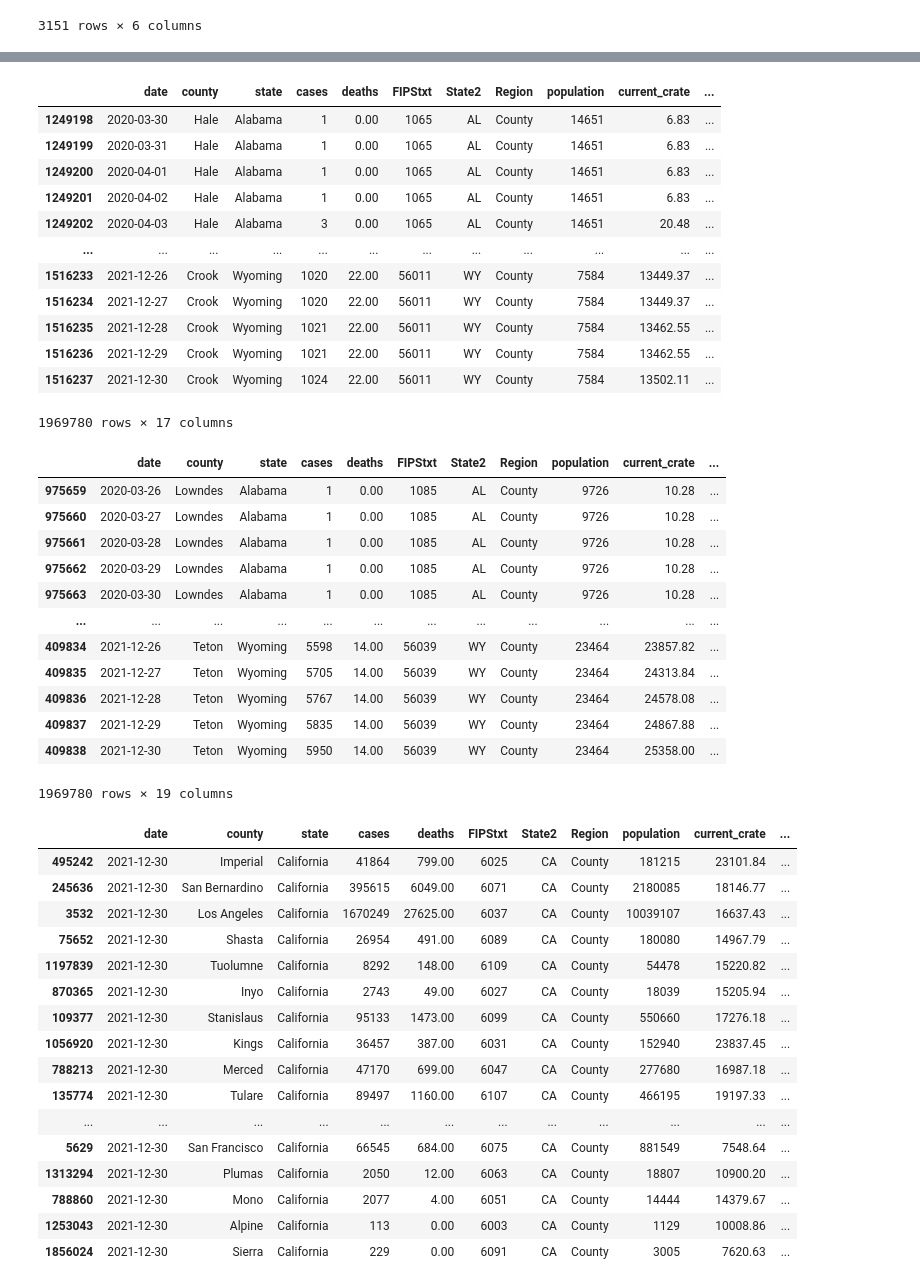
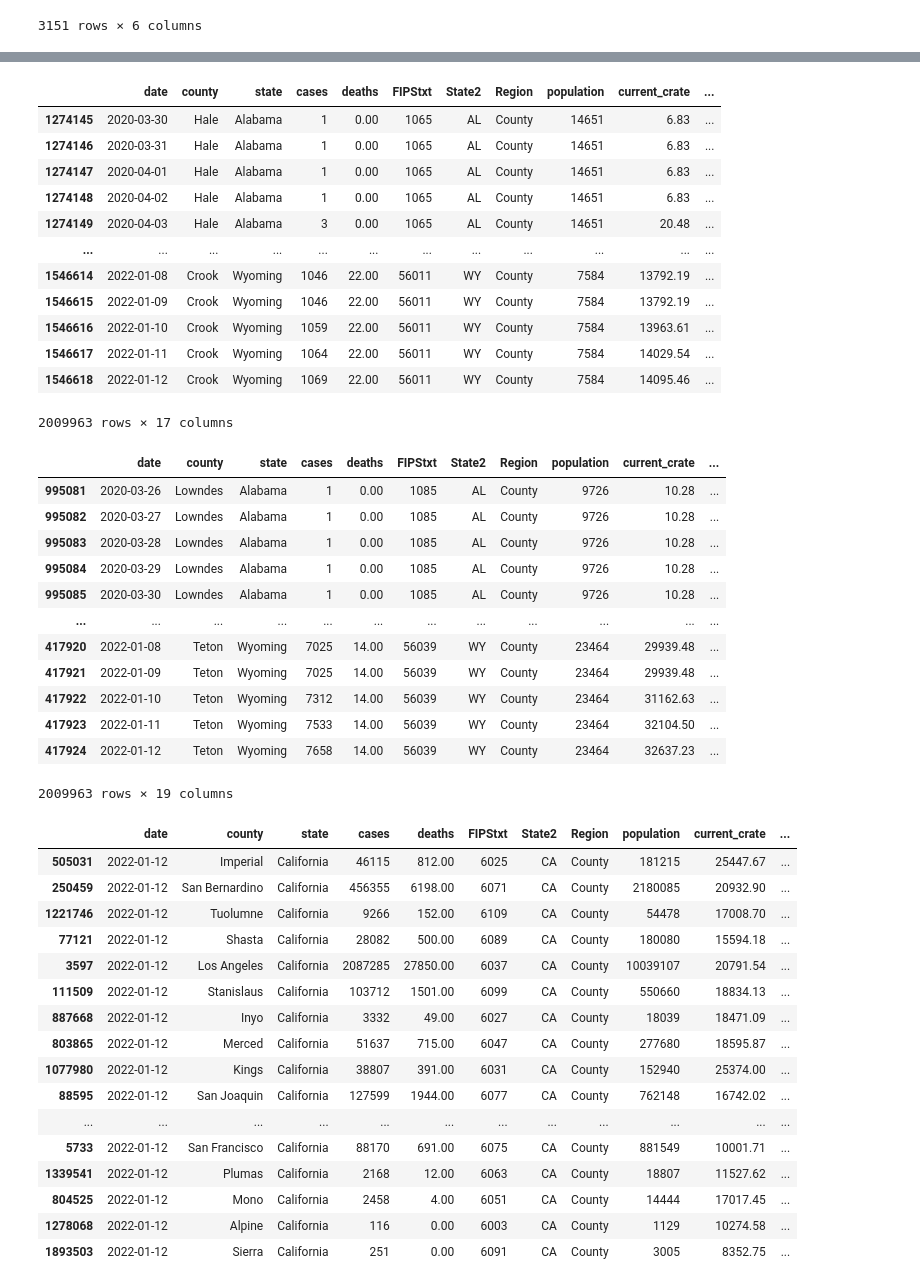
Before and after one commit to menlodoug/covid_crunching, a Jupyter notebook: pandas/COVID_USA.ipynb, the cells around one changed output, grey strips where cells are left out. Cells and saved outputs as stored; diff of their text form; code cells hidden in the pictures.

```diff
--- a/pandas/COVID_USA.ipynb
+++ b/pandas/COVID_USA.ipynb
@@ -94,7 +94,7 @@ counties
 # %%
 # Isolate data from most current day.
 
-counties_us = counties[(counties['date'] == '2021-12-30') & (counties['Region'] == 'County')]
+counties_us = counties[(counties['date'] == '2022-01-12') & (counties['Region'] == 'County')]
 counties_us
 # %% [output]
 |  | date | county | state | cases | deaths | FIPStxt | State2 | Region | population | current_crate | ... |
@@ -209,18 +209,18 @@ usa[ '14day_case_avg' ] = usa.case_day.rolling(14).mean()
 usa
 # %% [output]
 |  | date | county | state | cases | deaths | FIPStxt | State2 | Region | population | current_crate | ... |
-| 1249198 | 2020-03-30 | Hale | Alabama | 1 | 0.00 | 1065 | AL | County | 14651 | 6.83 | ... |
-| 1249199 | 2020-03-31 | Hale | Alabama | 1 | 0.00 | 1065 | AL | County | 14651 | 6.83 | ... |
-| 1249200 | 2020-04-01 | Hale | Alabama | 1 | 0.00 | 1065 | AL | County | 14651 | 6.83 | ... |
-| 1249201 | 2020-04-02 | Hale | Alabama | 1 | 0.00 | 1065 | AL | County | 14651 | 6.83 | ... |
-| 1249202 | 2020-04-03 | Hale | Alabama | 3 | 0.00 | 1065 | AL | County | 14651 | 20.48 | ... |
+| 1274145 | 2020-03-30 | Hale | Alabama | 1 | 0.00 | 1065 | AL | County | 14651 | 6.83 | ... |
+| 1274146 | 2020-03-31 | Hale | Alabama | 1 | 0.00 | 1065 | AL | County | 14651 | 6.83 | ... |
+| 1274147 | 2020-04-01 | Hale | Alabama | 1 | 0.00 | 1065 | AL | County | 14651 | 6.83 | ... |
+| 1274148 | 2020-04-02 | Hale | Alabama | 1 | 0.00 | 1065 | AL | County | 14651 | 6.83 | ... |
+| 1274149 | 2020-04-03 | Hale | Alabama | 3 | 0.00 | 1065 | AL | County | 14651 | 20.48 | ... |
 | ... | ... | ... | ... | ... | ... | ... | ... | ... | ... | ... | ... |
-| 1516233 | 2021-12-26 | Crook | Wyoming | 1020 | 22.00 | 56011 | WY | County | 7584 | 13449.37 | ... |
-| 1516234 | 2021-12-27 | Crook | Wyoming | 1020 | 22.00 | 56011 | WY | County | 7584 | 13449.37 | ... |
-| 1516235 | 2021-12-28 | Crook | Wyoming | 1021 | 22.00 | 56011 | WY | County | 7584 | 13462.55 | ... |
-| 1516236 | 2021-12-29 | Crook | Wyoming | 1021 | 22.00 | 56011 | WY | County | 7584 | 13462.55 | ... |
-| 1516237 | 2021-12-30 | Crook | Wyoming | 1024 | 22.00 | 56011 | WY | County | 7584 | 13502.11 | ... |
+| 1546614 | 2022-01-08 | Crook | Wyoming | 1046 | 22.00 | 56011 | WY | County | 7584 | 13792.19 | ... |
+| 1546615 | 2022-01-09 | Crook | Wyoming | 1046 | 22.00 | 56011 | WY | County | 7584 | 13792.19 | ... |
+| 1546616 | 2022-01-10 | Crook | Wyoming | 1059 | 22.00 | 56011 | WY | County | 7584 | 13963.61 | ... |
+| 1546617 | 2022-01-11 | Crook | Wyoming | 1064 | 22.00 | 56011 | WY | County | 7584 | 14029.54 | ... |
+| 1546618 | 2022-01-12 | Crook | Wyoming | 1069 | 22.00 | 56011 | WY | County | 7584 | 14095.46 | ... |
-1969780 rows × 17 columns
+2009963 rows × 17 columns
 # %%
 # Break out daily death data from the New York Times csv that is cumulative in nature
 
@@ -230,18 +230,18 @@ usa[ '14day_death_avg' ] = usa.death_day.rolling(14).mean()
 usa
 # %% [output]
 |  | date | county | state | cases | deaths | FIPStxt | State2 | Region | population | current_crate | ... |
-| 975659 | 2020-03-26 | Lowndes | Alabama | 1 | 0.00 | 1085 | AL | County | 9726 | 10.28 | ... |
-| 975660 | 2020-03-27 | Lowndes | Alabama | 1 | 0.00 | 1085 | AL | County | 9726 | 10.28 | ... |
-| 975661 | 2020-03-28 | Lowndes | Alabama | 1 | 0.00 | 1085 | AL | County | 9726 | 10.28 | ... |
-| 975662 | 2020-03-29 | Lowndes | Alabama | 1 | 0.00 | 1085 | AL | County | 9726 | 10.28 | ... |
-| 975663 | 2020-03-30 | Lowndes | Alabama | 1 | 0.00 | 1085 | AL | County | 9726 | 10.28 | ... |
+| 995081 | 2020-03-26 | Lowndes | Alabama | 1 | 0.00 | 1085 | AL | County | 9726 | 10.28 | ... |
+| 995082 | 2020-03-27 | Lowndes | Alabama | 1 | 0.00 | 1085 | AL | County | 9726 | 10.28 | ... |
+| 995083 | 2020-03-28 | Lowndes | Alabama | 1 | 0.00 | 1085 | AL | County | 9726 | 10.28 | ... |
+| 995084 | 2020-03-29 | Lowndes | Alabama | 1 | 0.00 | 1085 | AL | County | 9726 | 10.28 | ... |
+| 995085 | 2020-03-30 | Lowndes | Alabama | 1 | 0.00 | 1085 | AL | County | 9726 | 10.28 | ... |
 | ... | ... | ... | ... | ... | ... | ... | ... | ... | ... | ... | ... |
-| 409834 | 2021-12-26 | Teton | Wyoming | 5598 | 14.00 | 56039 | WY | County | 23464 | 23857.82 | ... |
-| 409835 | 2021-12-27 | Teton | Wyoming | 5705 | 14.00 | 56039 | WY | County | 23464 | 24313.84 | ... |
-| 409836 | 2021-12-28 | Teton | Wyoming | 5767 | 14.00 | 56039 | WY | County | 23464 | 24578.08 | ... |
-| 409837 | 2021-12-29 | Teton | Wyoming | 5835 | 14.00 | 56039 | WY | County | 23464 | 24867.88 | ... |
-| 409838 | 2021-12-30 | Teton | Wyoming | 5950 | 14.00 | 56039 | WY | County | 23464 | 25358.00 | ... |
+| 417920 | 2022-01-08 | Teton | Wyoming | 7025 | 14.00 | 56039 | WY | County | 23464 | 29939.48 | ... |
+| 417921 | 2022-01-09 | Teton | Wyoming | 7025 | 14.00 | 56039 | WY | County | 23464 | 29939.48 | ... |
+| 417922 | 2022-01-10 | Teton | Wyoming | 7312 | 14.00 | 56039 | WY | County | 23464 | 31162.63 | ... |
+| 417923 | 2022-01-11 | Teton | Wyoming | 7533 | 14.00 | 56039 | WY | County | 23464 | 32104.50 | ... |
+| 417924 | 2022-01-12 | Teton | Wyoming | 7658 | 14.00 | 56039 | WY | County | 23464 | 32637.23 | ... |
-1969780 rows × 19 columns
+2009963 rows × 19 columns
 # %%
 # Export updated national data to csv for use in Tableau
 
@@ -249,26 +249,26 @@ usa.to_csv('daily_covid_us.csv', index=False)
 # %%
 # Filter California data to show only numbers for today
 
-counties_cal = usa[(usa['date'] == '2021-12-30') & (usa['state'] == 'California')]
+counties_cal = usa[(usa['date'] == '2022-01-12') & (usa['state'] == 'California')]
 counties_cal
 # %% [output]
 |  | date | county | state | cases | deaths | FIPStxt | State2 | Region | population | current_crate | ... |
-| 495242 | 2021-12-30 | Imperial | California | 41864 | 799.00 | 6025 | CA | County | 181215 | 23101.84 | ... |
-| 245636 | 2021-12-30 | San Bernardino | California | 395615 | 6049.00 | 6071 | CA | County | 2180085 | 18146.77 | ... |
-| 3532 | 2021-12-30 | Los Angeles | California | 1670249 | 27625.00 | 6037 | CA | County | 10039107 | 16637.43 | ... |
-| 75652 | 2021-12-30 | Shasta | California | 26954 | 491.00 | 6089 | CA | County | 180080 | 14967.79 | ... |
-| 1197839 | 2021-12-30 | Tuolumne | California | 8292 | 148.00 | 6109 | CA | County | 54478 | 15220.82 | ... |
-| 870365 | 2021-12-30 | Inyo | California | 2743 | 49.00 | 6027 | CA | County | 18039 | 15205.94 | ... |
-| 109377 | 2021-12-30 | Stanislaus | California | 95133 | 1473.00 | 6099 | CA | County | 550660 | 17276.18 | ... |
-| 1056920 | 2021-12-30 | Kings | California | 36457 | 387.00 | 6031 | CA | County | 152940 | 23837.45 | ... |
-| 788213 | 2021-12-30 | Merced | California | 47170 | 699.00 | 6047 | CA | County | 277680 | 16987.18 | ... |
-| 135774 | 2021-12-30 | Tulare | California | 89497 | 1160.00 | 6107 | CA | County | 466195 | 19197.33 | ... |
+| 505031 | 2022-01-12 | Imperial | California | 46115 | 812.00 | 6025 | CA | County | 181215 | 25447.67 | ... |
+| 250459 | 2022-01-12 | San Bernardino | California | 456355 | 6198.00 | 6071 | CA | County | 2180085 | 20932.90 | ... |
+| 1221746 | 2022-01-12 | Tuolumne | California | 9266 | 152.00 | 6109 | CA | County | 54478 | 17008.70 | ... |
+| 77121 | 2022-01-12 | Shasta | California | 28082 | 500.00 | 6089 | CA | County | 180080 | 15594.18 | ... |
+| 3597 | 2022-01-12 | Los Angeles | California | 2087285 | 27850.00 | 6037 | CA | County | 10039107 | 20791.54 | ... |
+| 111509 | 2022-01-12 | Stanislaus | California | 103712 | 1501.00 | 6099 | CA | County | 550660 | 18834.13 | ... |
+| 887668 | 2022-01-12 | Inyo | California | 3332 | 49.00 | 6027 | CA | County | 18039 | 18471.09 | ... |
+| 803865 | 2022-01-12 | Merced | California | 51637 | 715.00 | 6047 | CA | County | 277680 | 18595.87 | ... |
+| 1077980 | 2022-01-12 | Kings | California | 38807 | 391.00 | 6031 | CA | County | 152940 | 25374.00 | ... |
+| 88595 | 2022-01-12 | San Joaquin | California | 127599 | 1944.00 | 6077 | CA | County | 762148 | 16742.02 | ... |
 | ... | ... | ... | ... | ... | ... | ... | ... | ... | ... | ... | ... |
-| 5629 | 2021-12-30 | San Francisco | California | 66545 | 684.00 | 6075 | CA | County | 881549 | 7548.64 | ... |
-| 1313294 | 2021-12-30 | Plumas | California | 2050 | 12.00 | 6063 | CA | County | 18807 | 10900.20 | ... |
-| 788860 | 2021-12-30 | Mono | California | 2077 | 4.00 | 6051 | CA | County | 14444 | 14379.67 | ... |
-| 1253043 | 2021-12-30 | Alpine | California | 113 | 0.00 | 6003 | CA | County | 1129 | 10008.86 | ... |
-| 1856024 | 2021-12-30 | Sierra | California | 229 | 0.00 | 6091 | CA | County | 3005 | 7620.63 | ... |
+| 5733 | 2022-01-12 | San Francisco | California | 88170 | 691.00 | 6075 | CA | County | 881549 | 10001.71 | ... |
+| 1339541 | 2022-01-12 | Plumas | California | 2168 | 12.00 | 6063 | CA | County | 18807 | 11527.62 | ... |
+| 804525 | 2022-01-12 | Mono | California | 2458 | 4.00 | 6051 | CA | County | 14444 | 17017.45 | ... |
+| 1278068 | 2022-01-12 | Alpine | California | 116 | 0.00 | 6003 | CA | County | 1129 | 10274.58 | ... |
+| 1893503 | 2022-01-12 | Sierra | California | 251 | 0.00 | 6091 | CA | County | 3005 | 8352.75 | ... |
 # %%
 # Show top 10 California counties based on largest current infection rate
 
```
Also changed, not shown: parts of 12 cells of this notebook, 46 other files.
